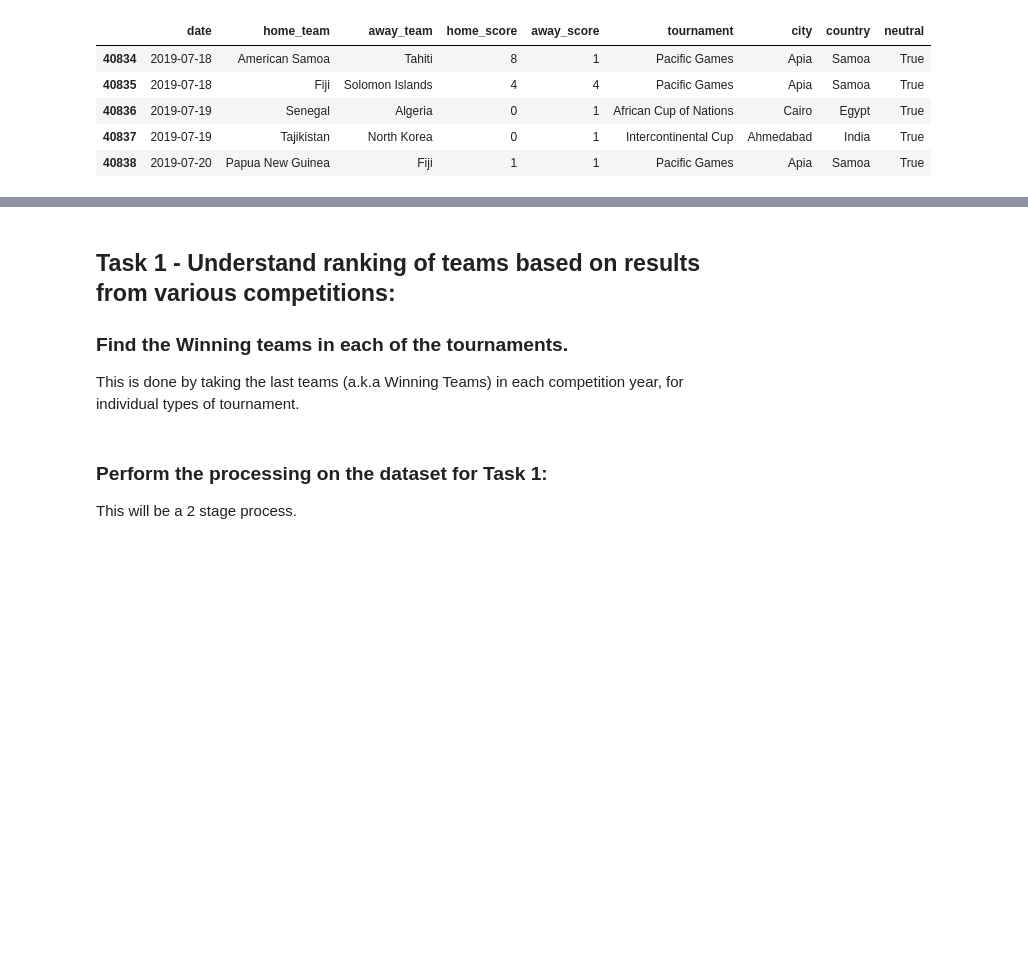
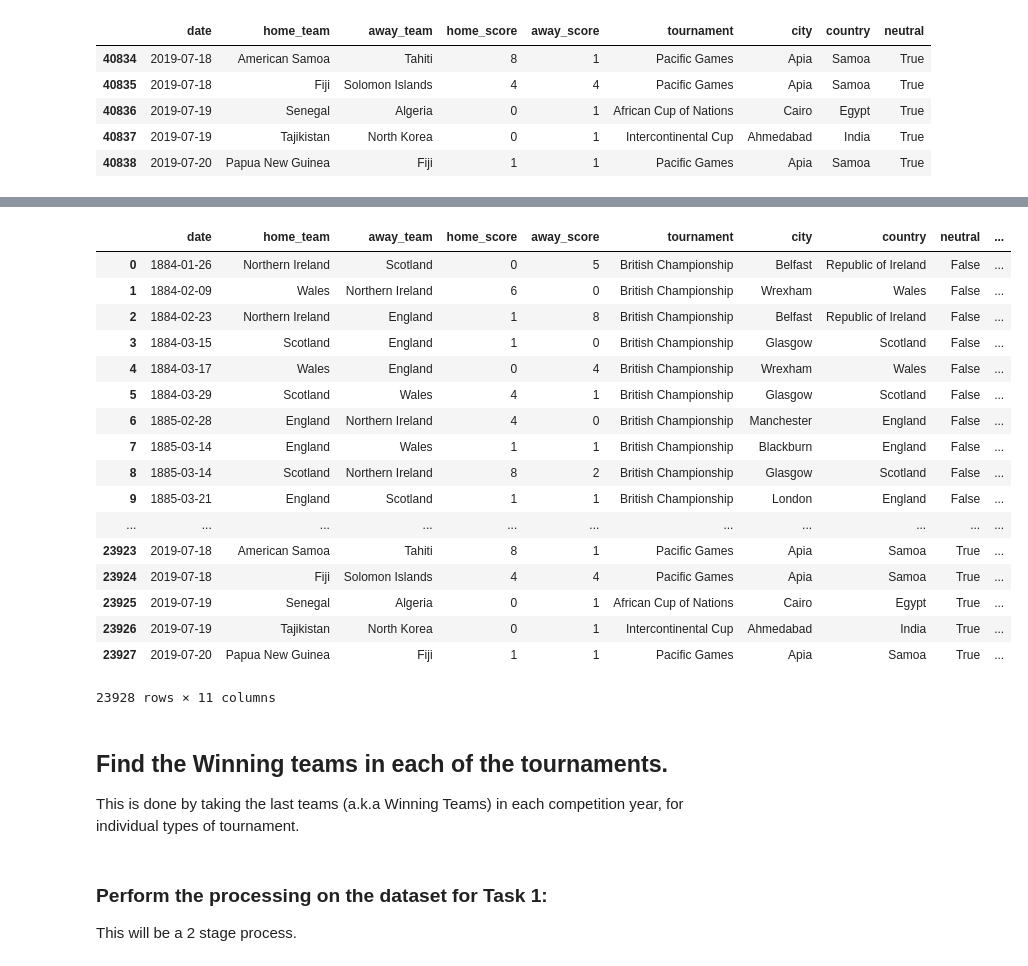
Before and after one commit to ylee9107/Visual-Analytics-Project-1---footballResults, a Jupyter notebook: Python files/Football_Task1._v4.ipynb, the cells around one changed output, grey strips where cells are left out. Saved outputs shown, nothing was run; the diff lists cells and outputs as text; code cells hidden in the pictures; blank space fills up the shorter version.

Commit message:
Made changes to Ranking Calc.

```diff
--- a/Python files/Football_Task1._v4.ipynb
+++ b/Python files/Football_Task1._v4.ipynb
@@ -144,7 +247,27 @@ data_football.shape
+# %%
+data_football = task1_rankPoints(data_football)
+data_football
+# %% [output]
+|  | date | home_team | away_team | home_score | away_score | tournament | city | country | neutral | ... |
+| 0 | 1884-01-26 | Northern Ireland | Scotland | 0 | 5 | British Championship | Belfast | Republic of Ireland | False | ... |
+| 1 | 1884-02-09 | Wales | Northern Ireland | 6 | 0 | British Championship | Wrexham | Wales | False | ... |
+| 2 | 1884-02-23 | Northern Ireland | England | 1 | 8 | British Championship | Belfast | Republic of Ireland | False | ... |
+| 3 | 1884-03-15 | Scotland | England | 1 | 0 | British Championship | Glasgow | Scotland | False | ... |
+| 4 | 1884-03-17 | Wales | England | 0 | 4 | British Championship | Wrexham | Wales | False | ... |
+| 5 | 1884-03-29 | Scotland | Wales | 4 | 1 | British Championship | Glasgow | Scotland | False | ... |
+| 6 | 1885-02-28 | England | Northern Ireland | 4 | 0 | British Championship | Manchester | England | False | ... |
+| 7 | 1885-03-14 | England | Wales | 1 | 1 | British Championship | Blackburn | England | False | ... |
+| 8 | 1885-03-14 | Scotland | Northern Ireland | 8 | 2 | British Championship | Glasgow | Scotland | False | ... |
+| 9 | 1885-03-21 | England | Scotland | 1 | 1 | British Championship | London | England | False | ... |
+| ... | ... | ... | ... | ... | ... | ... | ... | ... | ... | ... |
+| 23923 | 2019-07-18 | American Samoa | Tahiti | 8 | 1 | Pacific Games | Apia | Samoa | True | ... |
+| 23924 | 2019-07-18 | Fiji | Solomon Islands | 4 | 4 | Pacific Games | Apia | Samoa | True | ... |
+| 23925 | 2019-07-19 | Senegal | Algeria | 0 | 1 | African Cup of Nations | Cairo | Egypt | True | ... |
+| 23926 | 2019-07-19 | Tajikistan | North Korea | 0 | 1 | Intercontinental Cup | Ahmedabad | India | True | ... |
+| 23927 | 2019-07-20 | Papua New Guinea | Fiji | 1 | 1 | Pacific Games | Apia | Samoa | True | ... |
+23928 rows × 11 columns
 # %% [markdown]
-## Task 1 - Understand ranking of teams based on results from various competitions:
-
-### Find the Winning teams in each of the tournaments.
+## Find the Winning teams in each of the tournaments.
 This is done by taking the last teams (a.k.a Winning Teams) in each competition year, for individual types of tournament.
 # %%
 def task1_football_processing(data_football):
```
Also changed, not shown: parts of 12 cells of this notebook.
